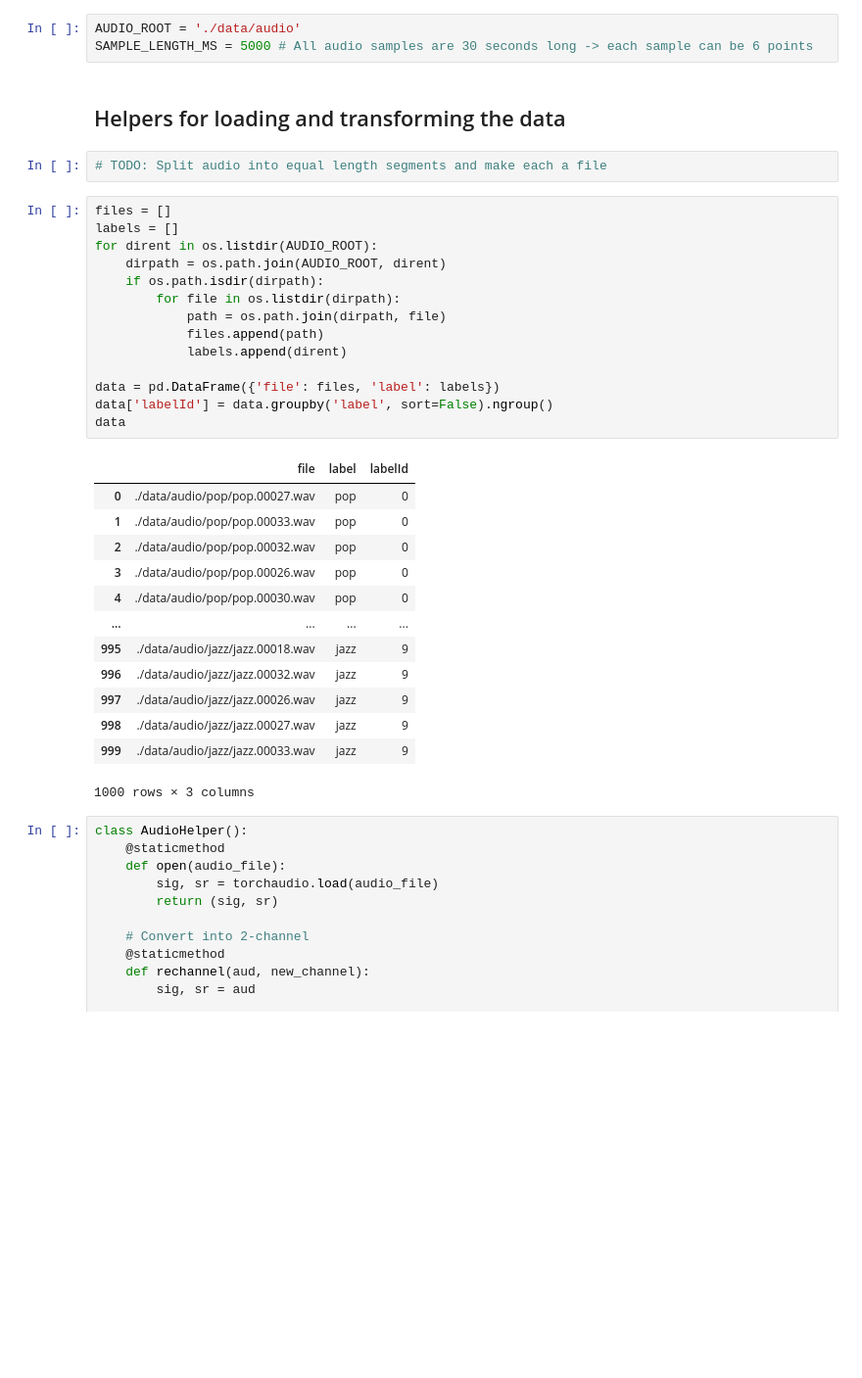
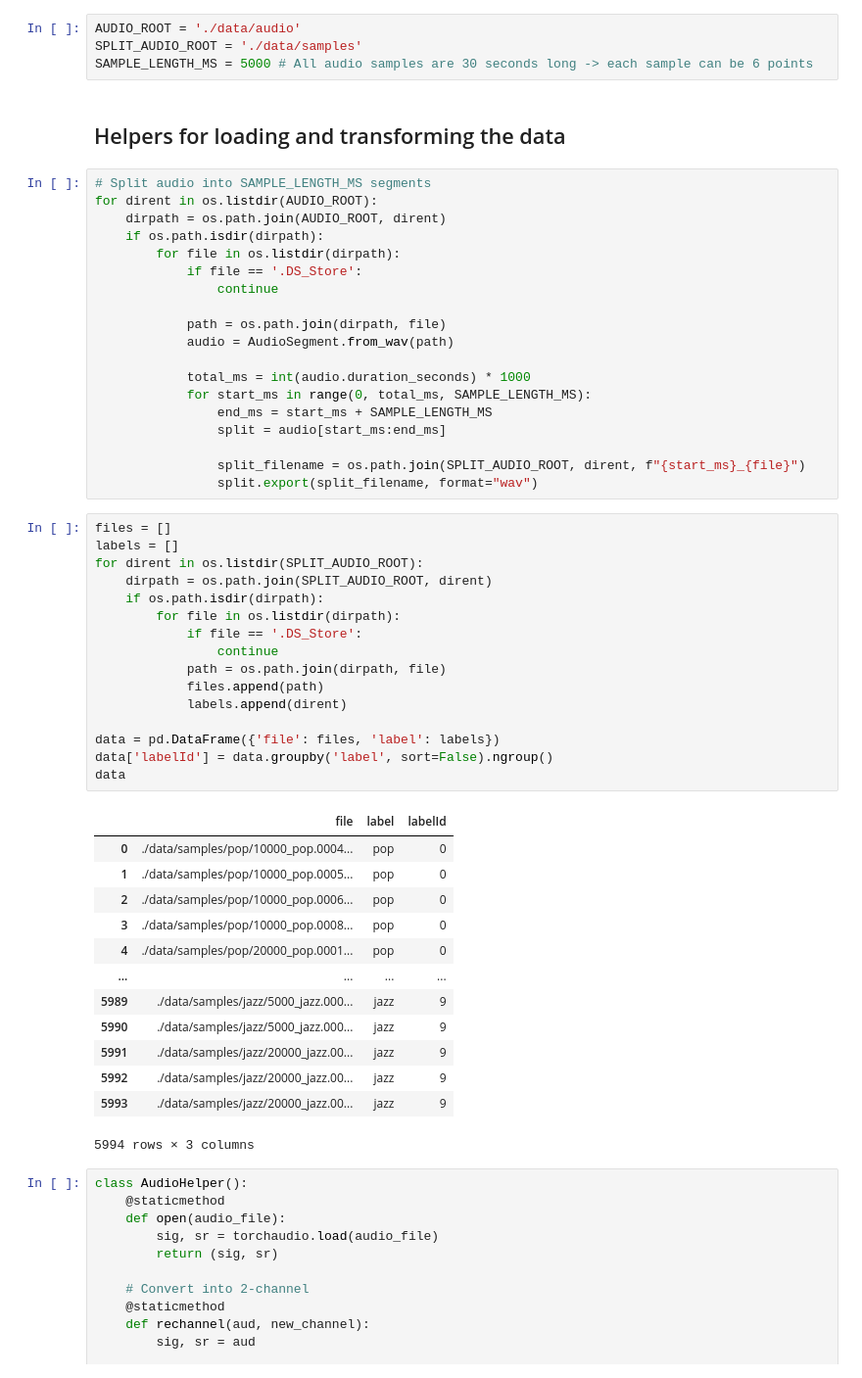
Before and after one commit to brianmodel/DeepLearningProject, a Jupyter notebook: data_preproc.ipynb, the cells around one changed output. Shown at 98% size. Cells and saved outputs as stored; diff of their text form; blank space fills up the shorter version.

```diff
--- a/data_preproc.ipynb
+++ b/data_preproc.ipynb
@@ -20,39 +21,59 @@ from IPython.display import Audio
 from tqdm.notebook import tqdm
 # %%
 AUDIO_ROOT = './data/audio'
+SPLIT_AUDIO_ROOT = './data/samples'
 SAMPLE_LENGTH_MS = 5000 # All audio samples are 30 seconds long -> each sample can be 6 points
 # %% [markdown]
 ## Helpers for loading and transforming the data
-# %%
-# TODO: Split audio into equal length segments and make each a file
+# %%
+# Split audio into SAMPLE_LENGTH_MS segments
+for dirent in os.listdir(AUDIO_ROOT):
+    dirpath = os.path.join(AUDIO_ROOT, dirent)
+    if os.path.isdir(dirpath):
+        for file in os.listdir(dirpath):
+            if file == '.DS_Store':
+                continue
+
+            path = os.path.join(dirpath, file)
+            audio = AudioSegment.from_wav(path)
+
+            total_ms = int(audio.duration_seconds) * 1000
+            for start_ms in range(0, total_ms, SAMPLE_LENGTH_MS):
+                end_ms = start_ms + SAMPLE_LENGTH_MS
+                split = audio[start_ms:end_ms]
+
+                split_filename = os.path.join(SPLIT_AUDIO_ROOT, dirent, f"{start_ms}_{file}")
+                split.export(split_filename, format="wav")
 # %%
 files = []
 labels = []
-for dirent in os.listdir(AUDIO_ROOT):
-    dirpath = os.path.join(AUDIO_ROOT, dirent)
+for dirent in os.listdir(SPLIT_AUDIO_ROOT):
+    dirpath = os.path.join(SPLIT_AUDIO_ROOT, dirent)
     if os.path.isdir(dirpath):
         for file in os.listdir(dirpath):
+            if file == '.DS_Store':
+                continue
             path = os.path.join(dirpath, file)
             files.append(path)
             labels.append(dirent)
 
 data = pd.DataFrame({'file': files, 'label': labels})
 data['labelId'] = data.groupby('label', sort=False).ngroup()
 data
 # %% [output]
 |  | file | label | labelId |
-| 0 | ./data/audio/pop/pop.00027.wav | pop | 0 |
-| 1 | ./data/audio/pop/pop.00033.wav | pop | 0 |
-| 2 | ./data/audio/pop/pop.00032.wav | pop | 0 |
-| 3 | ./data/audio/pop/pop.00026.wav | pop | 0 |
-| 4 | ./data/audio/pop/pop.00030.wav | pop | 0 |
+| 0 | ./data/samples/pop/10000_pop.0004... | pop | 0 |
+| 1 | ./data/samples/pop/10000_pop.0005... | pop | 0 |
+| 2 | ./data/samples/pop/10000_pop.0006... | pop | 0 |
+| 3 | ./data/samples/pop/10000_pop.0008... | pop | 0 |
+| 4 | ./data/samples/pop/20000_pop.0001... | pop | 0 |
 | ... | ... | ... | ... |
-| 995 | ./data/audio/jazz/jazz.00018.wav | jazz | 9 |
-| 996 | ./data/audio/jazz/jazz.00032.wav | jazz | 9 |
-| 997 | ./data/audio/jazz/jazz.00026.wav | jazz | 9 |
-| 998 | ./data/audio/jazz/jazz.00027.wav | jazz | 9 |
-| 999 | ./data/audio/jazz/jazz.00033.wav | jazz | 9 |
+| 5989 | ./data/samples/jazz/5000_jazz.000... | jazz | 9 |
+| 5990 | ./data/samples/jazz/5000_jazz.000... | jazz | 9 |
+| 5991 | ./data/samples/jazz/20000_jazz.00... | jazz | 9 |
+| 5992 | ./data/samples/jazz/20000_jazz.00... | jazz | 9 |
+| 5993 | ./data/samples/jazz/20000_jazz.00... | jazz | 9 |
-1000 rows × 3 columns
+5994 rows × 3 columns
 # %%
 class AudioHelper():
     @staticmethod
```
Also changed, not shown: parts of 6 cells of this notebook, 1 other file.
